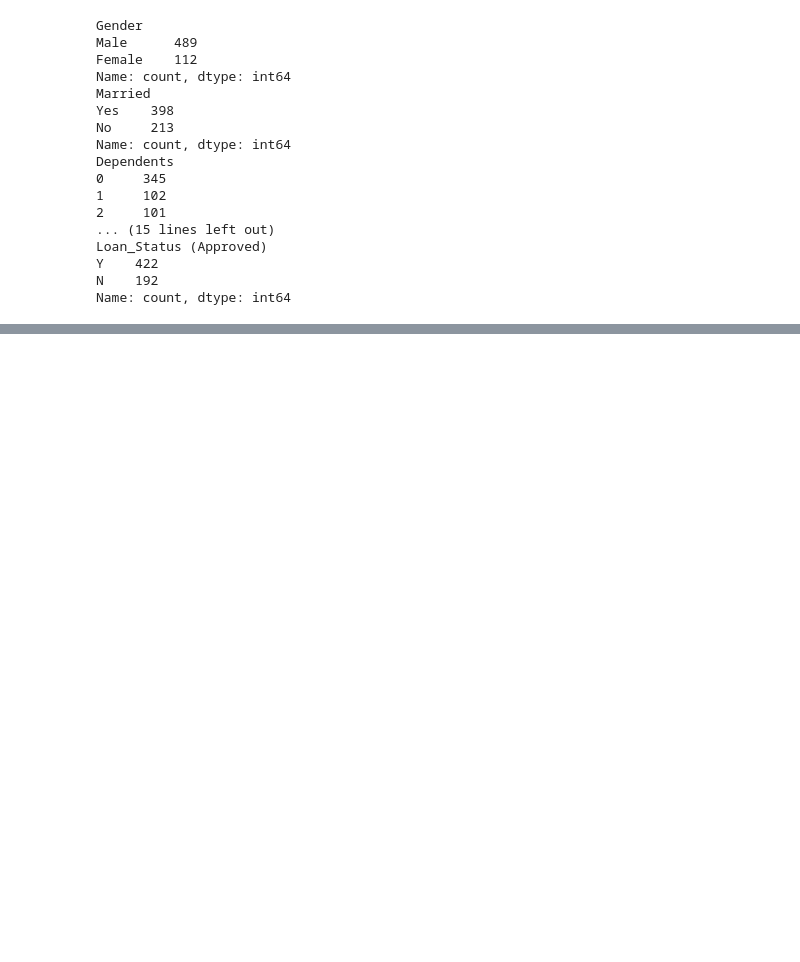
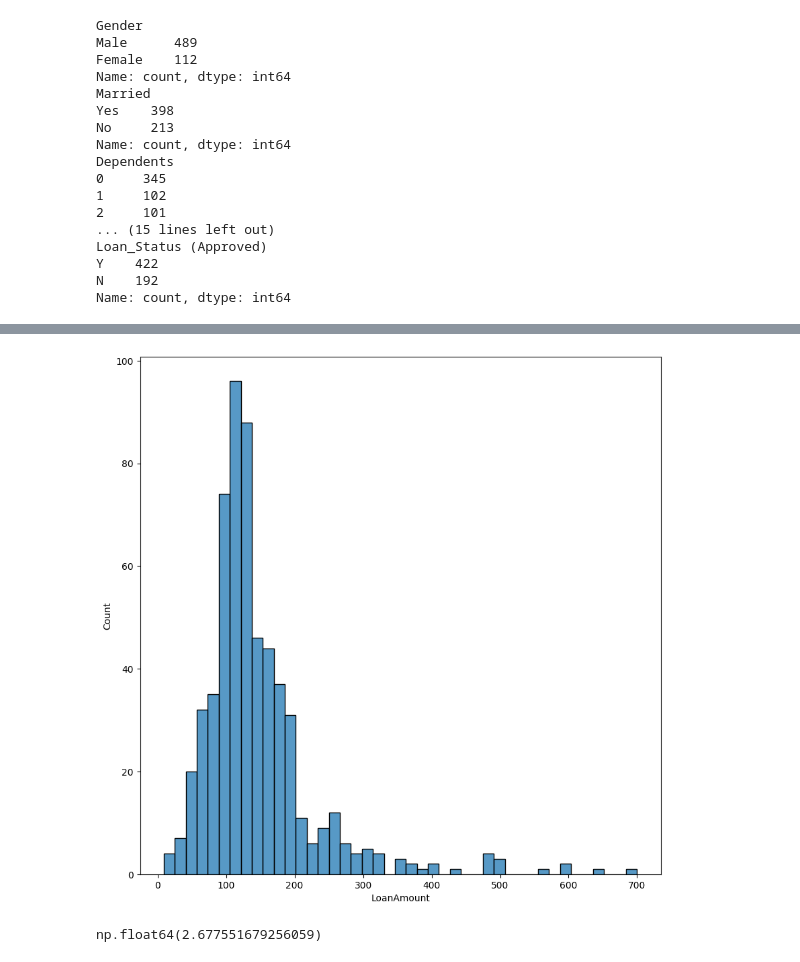
Before and after one commit to Kif30/loan-Approval-model, a Jupyter notebook: loan_approval.ipynb, the cells around one changed output, grey strips where cells are left out. Drawn from its saved outputs; the diff is of its cells as text; code cells hidden in the pictures; blank space fills up the shorter version.

Commit message:
handling missing values

```diff
--- a/loan_approval.ipynb
+++ b/loan_approval.ipynb
@@ -170,0 +175,19 @@ dtype: int64
+# %%
+df.loc[:,"Self_Employed"]=df.loc[:,"Self_Employed"].fillna(df.loc[:,"Self_Employed"].mode()[0])
+# %%
+df.loc[:,"Dependents"]=df.loc[:,"Dependents"].fillna(df.loc[:,"Dependents"].mode()[0])
+# %%
+#use mode because it has only 2 values
+df.loc[:,"Credit_History"]=df.loc[:,"Credit_History"].fillna(df.loc[:,"Credit_History"].mode()[0])
+# %%
+df.loc[:,"LoanAmount"]=df.loc[:,"LoanAmount"].fillna(df.loc[:,"LoanAmount"].median())
+# %%
+plt.figure(figsize=(10,10))
+sns.histplot(df,x='LoanAmount')
+plt.show()
+# %% [output]
+[figure, added]
+# %%
+df['LoanAmount'].skew()
+# %% [output]
+np.float64(2.677551679256059)
```
Also changed, not shown: parts of 7 cells of this notebook.
